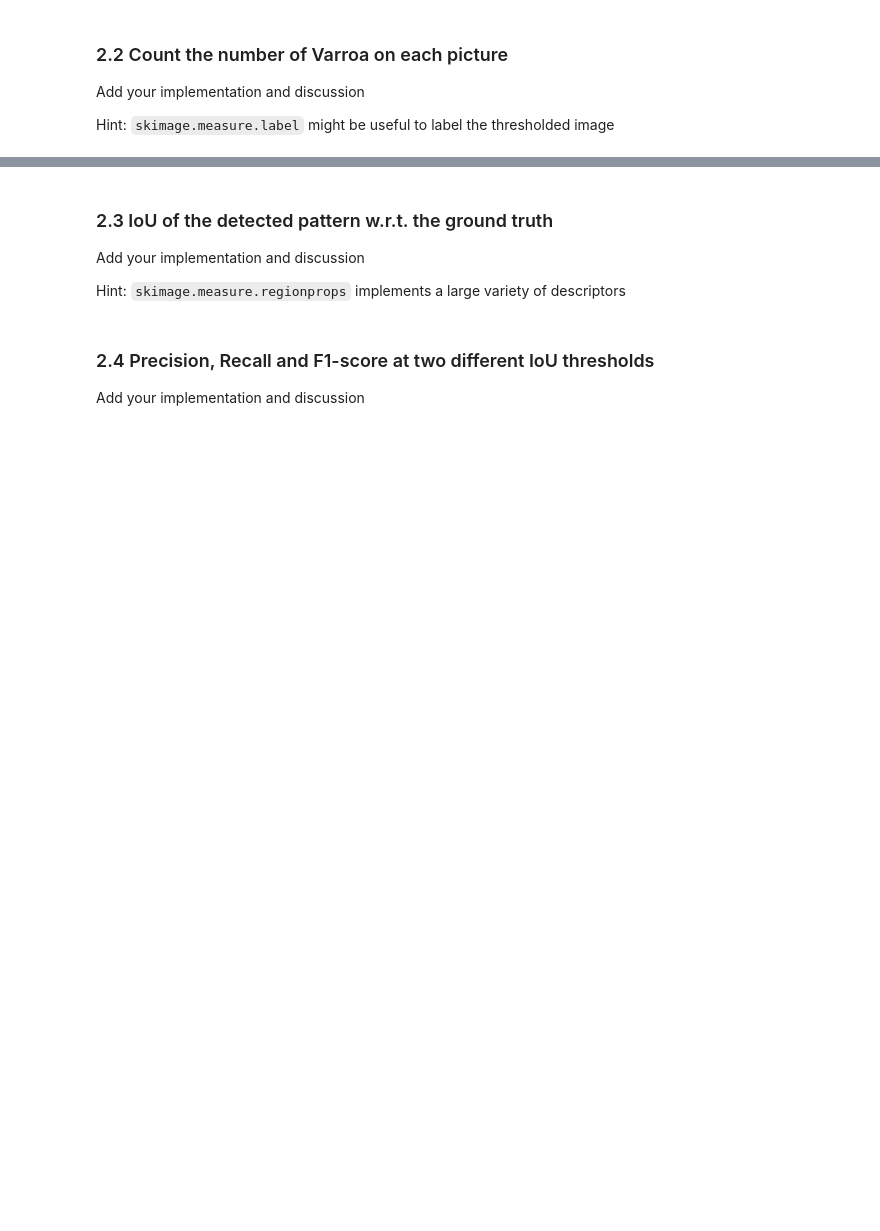
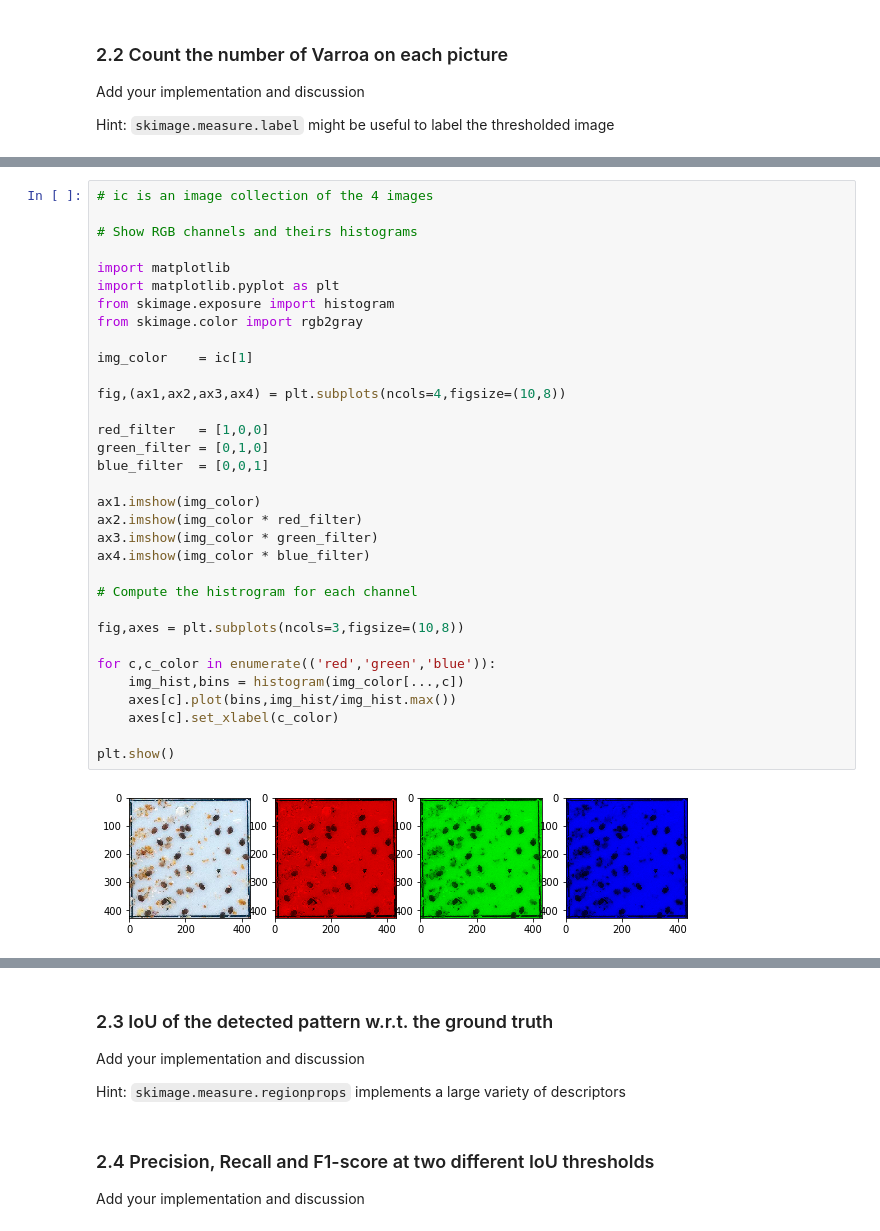
Before and after one commit to hellgheast/Image_analysis, a Jupyter notebook: lab_01_273605.ipynb, the cells around one changed output, grey strips where cells are left out. Cells and saved outputs as stored; diff of their text form; blank space fills up the shorter version.

```diff
--- a/lab_01_273605.ipynb
+++ b/lab_01_273605.ipynb
@@ -392,0 +424,35 @@ Hint: `skimage.measure.label` might be useful to label the thresholded image
+# %%
+# ic is an image collection of the 4 images
+
+# Show RGB channels and theirs histograms
+
+import matplotlib
+import matplotlib.pyplot as plt
+from skimage.exposure import histogram
+from skimage.color import rgb2gray
+
+img_color    = ic[1]
+
+fig,(ax1,ax2,ax3,ax4) = plt.subplots(ncols=4,figsize=(10,8))
+
+red_filter   = [1,0,0]
+green_filter = [0,1,0]
+blue_filter  = [0,0,1]
+
+ax1.imshow(img_color)
+ax2.imshow(img_color * red_filter)
+ax3.imshow(img_color * green_filter)
+ax4.imshow(img_color * blue_filter)
+
+# Compute the histrogram for each channel
+
+fig,axes = plt.subplots(ncols=3,figsize=(10,8))
+
+for c,c_color in enumerate(('red','green','blue')):
+    img_hist,bins = histogram(img_color[...,c])
+    axes[c].plot(bins,img_hist/img_hist.max())
+    axes[c].set_xlabel(c_color)
+
+plt.show()
+# %% [output]
+[figure, added]
```
Also changed, not shown: parts of 10 cells of this notebook.
